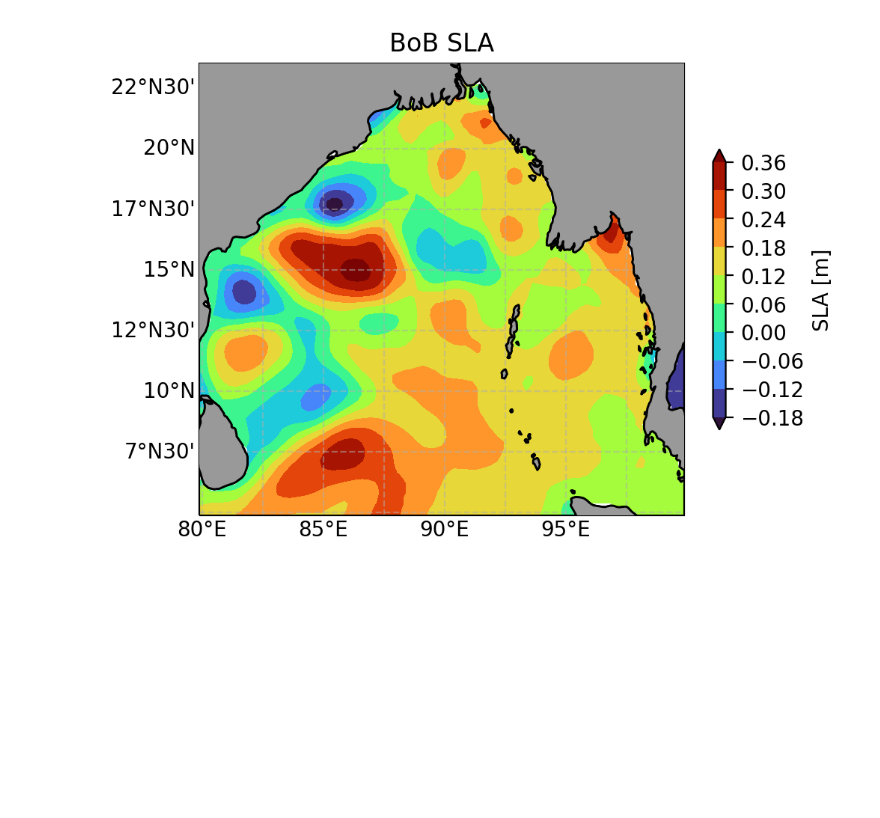
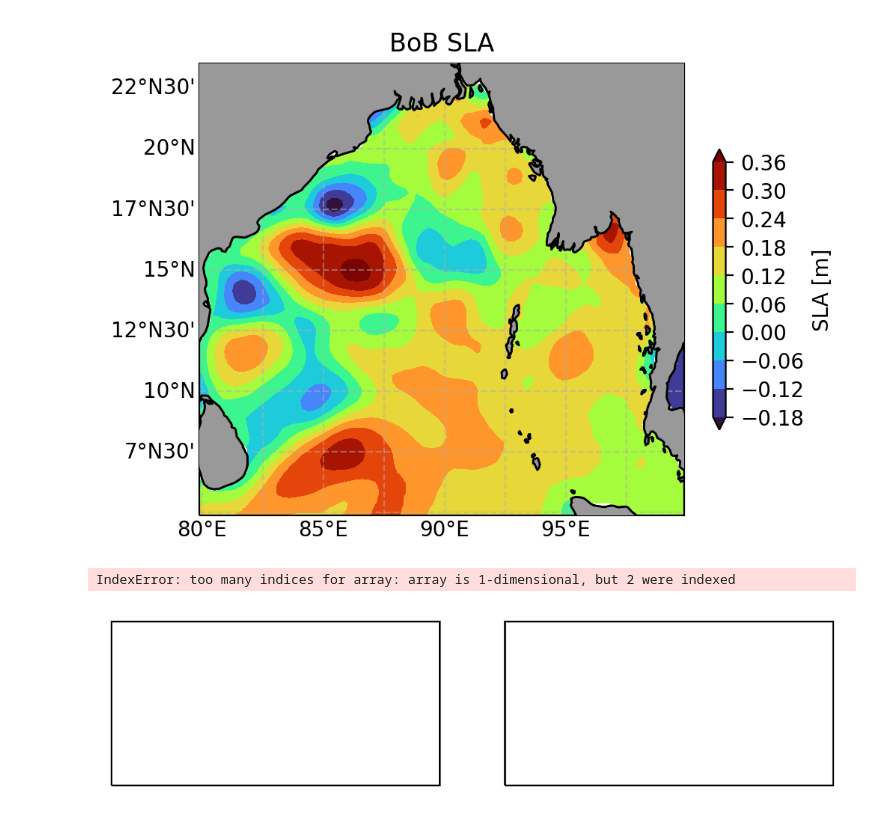
Before and after one commit to jtomfarrar/satellite_python_2022, a Jupyter notebook: notebooks/Multi-files.ipynb, the cells around one changed output. Drawn from its saved outputs; the diff is of its cells as text; code cells hidden in the pictures; blank space fills up the shorter version.

```diff
--- a/notebooks/Multi-files.ipynb
+++ b/notebooks/Multi-files.ipynb
@@ -178,3 +180,32 @@ if savefig:
     plt.savefig(__figdir__+'_SLA'+plotfiletype,**savefig_args)
 # %% [output]
 [figure]
+# %%
+def plot_variables(longitude,latitude,sla):
+
+    cs = ax.contourf(longitude,latitude,np.squeeze(sla), levels, extend='both', transform=ccrs.PlateCarree())
+
+    ax.set_title('BoB SLA')
+
+
+    gl = ax.gridlines(draw_labels=True, dms=True, x_inline=False, y_inline=False, alpha=0.5, linestyle='--')
+    gl.top_labels = False
+    gl.ylabels_right = False
+    levels = 10
+    cs = ax.contourf(longitude,latitude,np.squeeze(sla), levels, extend='both', transform=ccrs.PlateCarree())
+
+
+
+    cb.set_label('SLA [m]',fontsize = 10)
+    ax.coastlines()
+    ax.add_feature(cartopy.feature.LAND, zorder=3, facecolor=[.6,.6,.6], edgecolor='black')
+
+    return ax,gl,cs,cb
+# %%
+fig,axes = plt.subplots(1,2, subplot_kw = {'projection' : ccrs.PlateCarree(central_longitude=200)}, figsize = (6,8))
+
+
+plot_variables(ds.longitude,ds.latitude,sla,axes[1,1])
+# %% [output]
+IndexError: too many indices for array: array is 1-dimensional, but 2 were indexed
+[figure, added]
```
Also changed, not shown: parts of 1 cell of this notebook, 4 other files.
